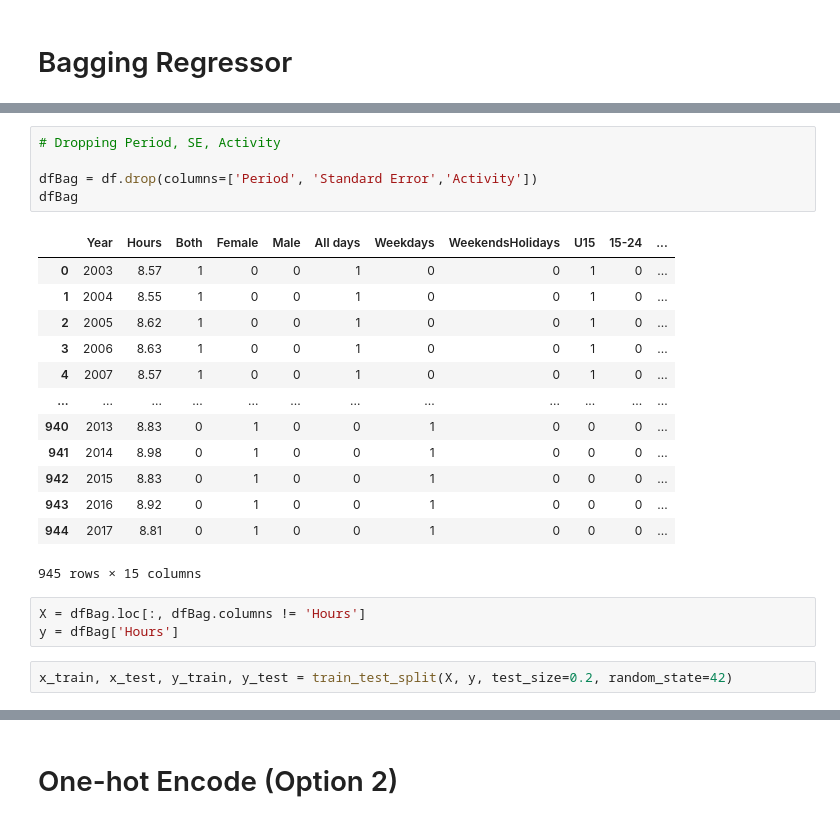
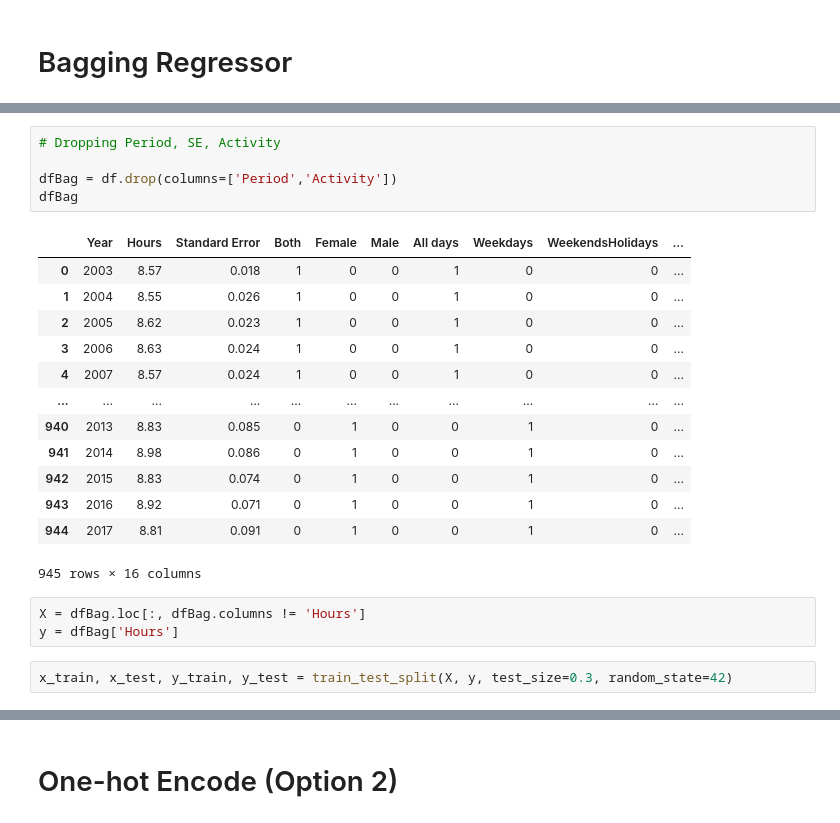
Before and after one commit to amicarellade/cs4342-finalp, a Jupyter notebook: Project2.ipynb, the cells around one changed output, grey strips where cells are left out. Saved outputs shown, nothing was run; the diff lists cells and outputs as text.

```diff
--- a/Project2.ipynb
+++ b/Project2.ipynb
@@ -274,27 +274,27 @@ df
 # %%
 # Dropping Period, SE, Activity
 
-dfBag = df.drop(columns=['Period', 'Standard Error','Activity'])
+dfBag = df.drop(columns=['Period','Activity'])
 dfBag
 # %% [output]
-|  | Year | Hours | Both | Female | Male | All days | Weekdays | WeekendsHolidays | U15 | 15-24 | ... |
-| 0 | 2003 | 8.57 | 1 | 0 | 0 | 1 | 0 | 0 | 1 | 0 | ... |
-| 1 | 2004 | 8.55 | 1 | 0 | 0 | 1 | 0 | 0 | 1 | 0 | ... |
-| 2 | 2005 | 8.62 | 1 | 0 | 0 | 1 | 0 | 0 | 1 | 0 | ... |
-| 3 | 2006 | 8.63 | 1 | 0 | 0 | 1 | 0 | 0 | 1 | 0 | ... |
-| 4 | 2007 | 8.57 | 1 | 0 | 0 | 1 | 0 | 0 | 1 | 0 | ... |
-| ... | ... | ... | ... | ... | ... | ... | ... | ... | ... | ... | ... |
-| 940 | 2013 | 8.83 | 0 | 1 | 0 | 0 | 1 | 0 | 0 | 0 | ... |
-| 941 | 2014 | 8.98 | 0 | 1 | 0 | 0 | 1 | 0 | 0 | 0 | ... |
-| 942 | 2015 | 8.83 | 0 | 1 | 0 | 0 | 1 | 0 | 0 | 0 | ... |
-| 943 | 2016 | 8.92 | 0 | 1 | 0 | 0 | 1 | 0 | 0 | 0 | ... |
-| 944 | 2017 | 8.81 | 0 | 1 | 0 | 0 | 1 | 0 | 0 | 0 | ... |
+|  | Year | Hours | Standard Error | Both | Female | Male | All days | Weekdays | WeekendsHolidays | ... |
+| 0 | 2003 | 8.57 | 0.018 | 1 | 0 | 0 | 1 | 0 | 0 | ... |
+| 1 | 2004 | 8.55 | 0.026 | 1 | 0 | 0 | 1 | 0 | 0 | ... |
+| 2 | 2005 | 8.62 | 0.023 | 1 | 0 | 0 | 1 | 0 | 0 | ... |
+| 3 | 2006 | 8.63 | 0.024 | 1 | 0 | 0 | 1 | 0 | 0 | ... |
+| 4 | 2007 | 8.57 | 0.024 | 1 | 0 | 0 | 1 | 0 | 0 | ... |
+| ... | ... | ... | ... | ... | ... | ... | ... | ... | ... | ... |
+| 940 | 2013 | 8.83 | 0.085 | 0 | 1 | 0 | 0 | 1 | 0 | ... |
+| 941 | 2014 | 8.98 | 0.086 | 0 | 1 | 0 | 0 | 1 | 0 | ... |
+| 942 | 2015 | 8.83 | 0.074 | 0 | 1 | 0 | 0 | 1 | 0 | ... |
+| 943 | 2016 | 8.92 | 0.071 | 0 | 1 | 0 | 0 | 1 | 0 | ... |
+| 944 | 2017 | 8.81 | 0.091 | 0 | 1 | 0 | 0 | 1 | 0 | ... |
-945 rows × 15 columns
+945 rows × 16 columns
 # %%
 X = dfBag.loc[:, dfBag.columns != 'Hours']
 y = dfBag['Hours']
 # %%
-x_train, x_test, y_train, y_test = train_test_split(X, y, test_size=0.2, random_state=42)
+x_train, x_test, y_train, y_test = train_test_split(X, y, test_size=0.3, random_state=42)
 # %%
 from sklearn.model_selection import cross_val_score
 from sklearn.tree import DecisionTreeRegressor
```
Also changed, not shown: parts of 28 cells of this notebook.
